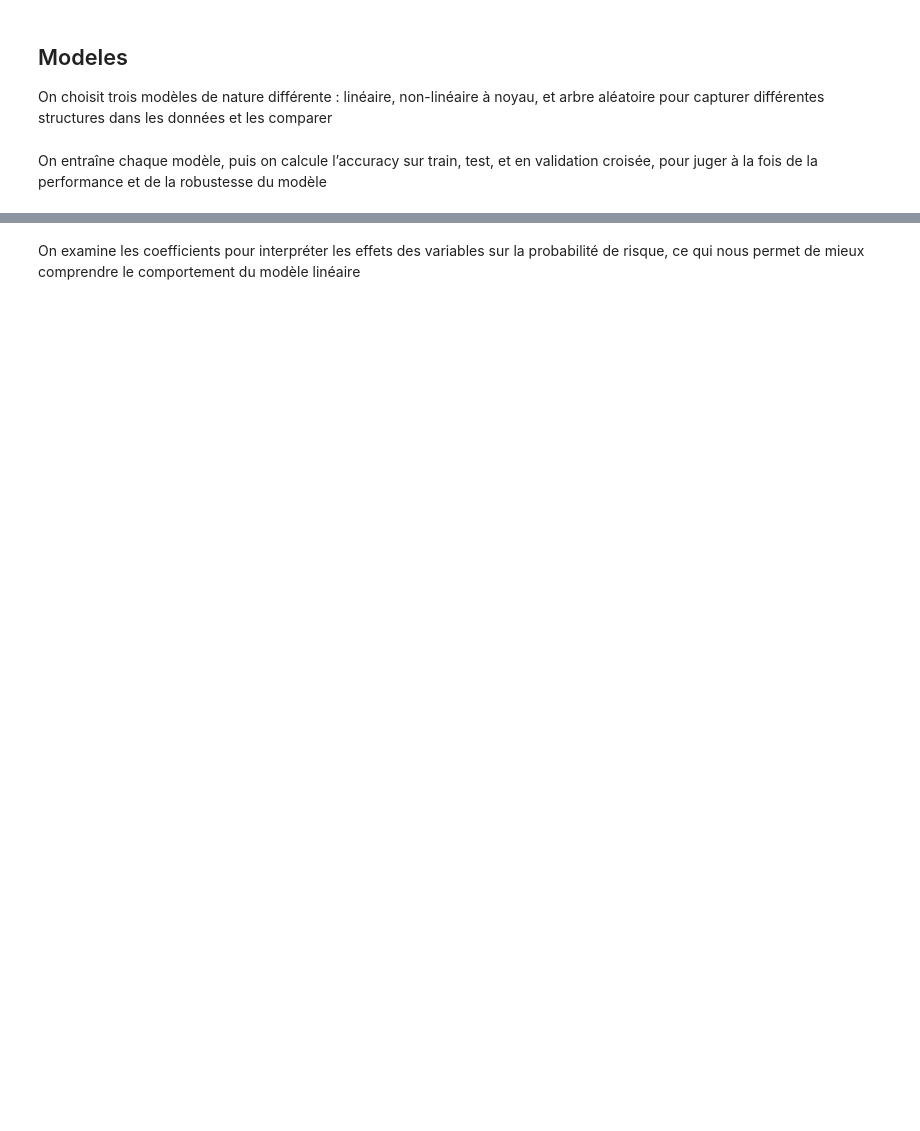
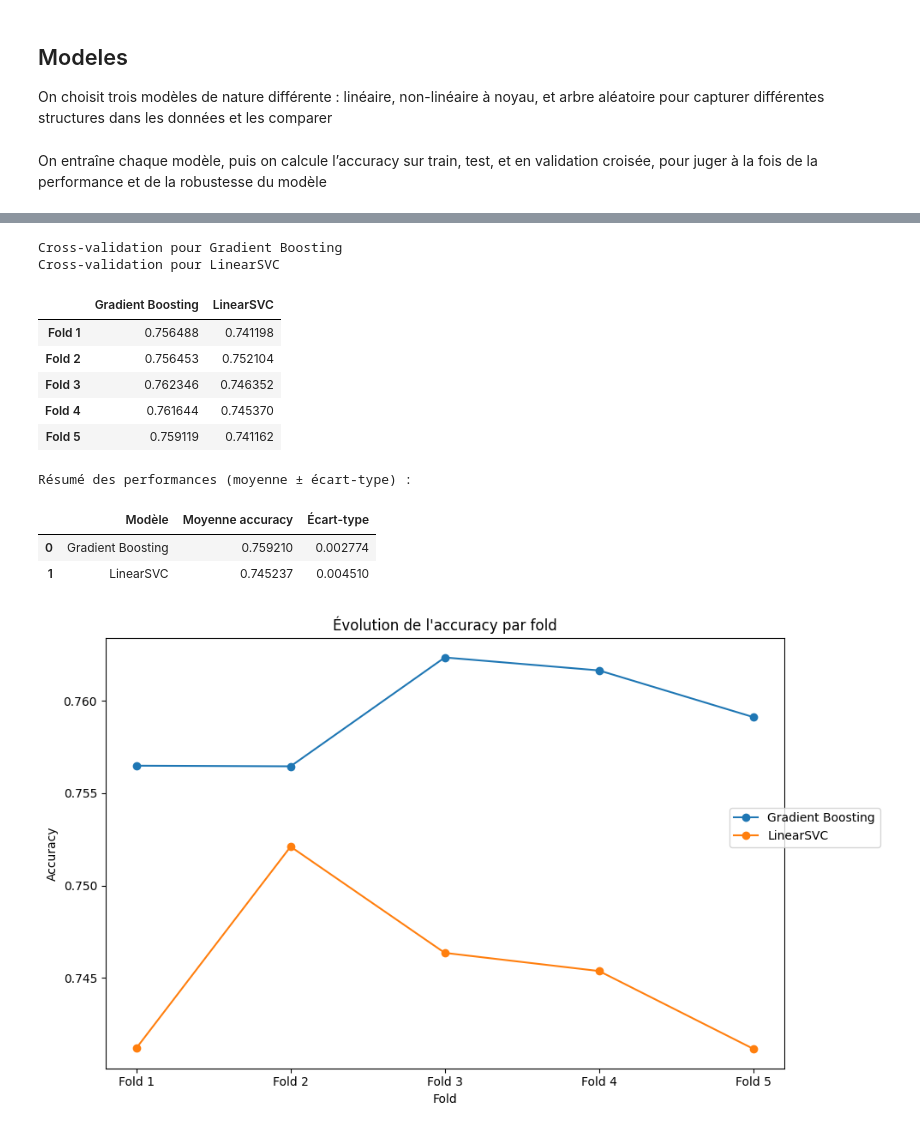
Before and after one commit to isabel6198/svm_tabac, a Jupyter notebook: notebooks/02_models.ipynb, the cells around one changed output, grey strips where cells are left out. Cells and saved outputs as stored; diff of their text form; code cells hidden in the pictures; blank space fills up the shorter version.

Commit message:
choix des modeles, optimisation resampling, grid search et selection des variables

```diff
--- a/notebooks/02_models.ipynb
+++ b/notebooks/02_models.ipynb
@@ -101,8 +111,8 @@ bool_cols.remove("smoking")
 # %% [markdown]
 On extrait les variables explicatives (X) et la variable cible (y). On s’assure que la cible ne soit jamais utilisée dans les transformations pour éviter toute fuite de données (data leakage)
 # %%
-X = df[num_cols +  bool_cols + ordinal_col]
-y = df["smoking"]
+X = df[num_cols +  bool_cols + ordinal_col].copy()
+y = df["smoking"].copy()
 # %% [markdown]
 ## data set en train et test
 On sépare les données en ensemble d'entraînement (80%) et de test (20%) pour pouvoir évaluer la performance finale des modèles sur des données jamais vues
@@ -267,2 +285,0 @@ for name, model in models.items():
-# %% [markdown]
-On examine les coefficients pour interpréter les effets des variables sur la probabilité de risque, ce qui nous permet de mieux  comprendre le comportement du modèle linéaire
@@ -274,0 +286,50 @@ print(coefs.sort_values(key=abs, ascending=False).round(3))
+# %%
+# Résultats de cross-validation
+cv_results = {}
+n_folds = 5
+
+for name, model in models.items():
+    print(f"Cross-validation pour {name}")
+    scores = cross_val_score(model, X_train, y_train, cv=n_folds, scoring='accuracy')
+    cv_results[name] = scores
+
+# Convertir en DataFrame
+df_cv = pd.DataFrame(cv_results)
+df_cv.index = [f"Fold {i+1}" for i in range(n_folds)]
+
+# Afficher les scores
+display(df_cv)
+
+# Moyenne et écart-type
+summary_df = pd.DataFrame({
+    "Modèle": df_cv.columns,
+    "Moyenne accuracy": df_cv.mean().values,
+    "Écart-type": df_cv.std().values
+})
+print("\nRésumé des performances (moyenne ± écart-type) :")
+display(summary_df)
+
+# Visualisation
+plt.figure(figsize=(10, 6))
+for model in df_cv.columns:
+    plt.plot(df_cv.index, df_cv[model], marker='o', label=model)
+plt.title("Évolution de l'accuracy par fold")
+plt.ylabel("Accuracy")
+plt.xlabel("Fold")
+plt.legend(loc="lower right", bbox_to_anchor=(1.15, 0.5))
+plt.tight_layout()
+plt.show()
+# %% [output]
+Cross-validation pour Gradient Boosting
+Cross-validation pour LinearSVC
+|  | Gradient Boosting | LinearSVC |
+| Fold 1 | 0.756488 | 0.741198 |
+| Fold 2 | 0.756453 | 0.752104 |
+| Fold 3 | 0.762346 | 0.746352 |
+| Fold 4 | 0.761644 | 0.745370 |
+| Fold 5 | 0.759119 | 0.741162 |
+Résumé des performances (moyenne ± écart-type) :
+|  | Modèle | Moyenne accuracy | Écart-type |
+| 0 | Gradient Boosting | 0.759210 | 0.002774 |
+| 1 | LinearSVC | 0.745237 | 0.004510 |
+[figure, added]
```
Also changed, not shown: parts of 16 cells of this notebook, 2 other files.
